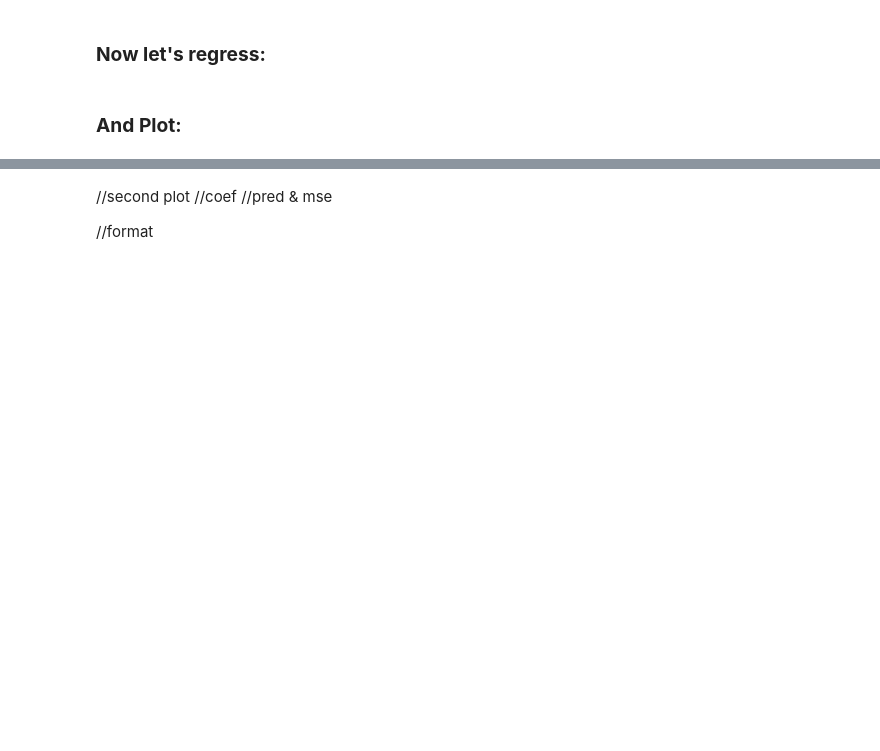
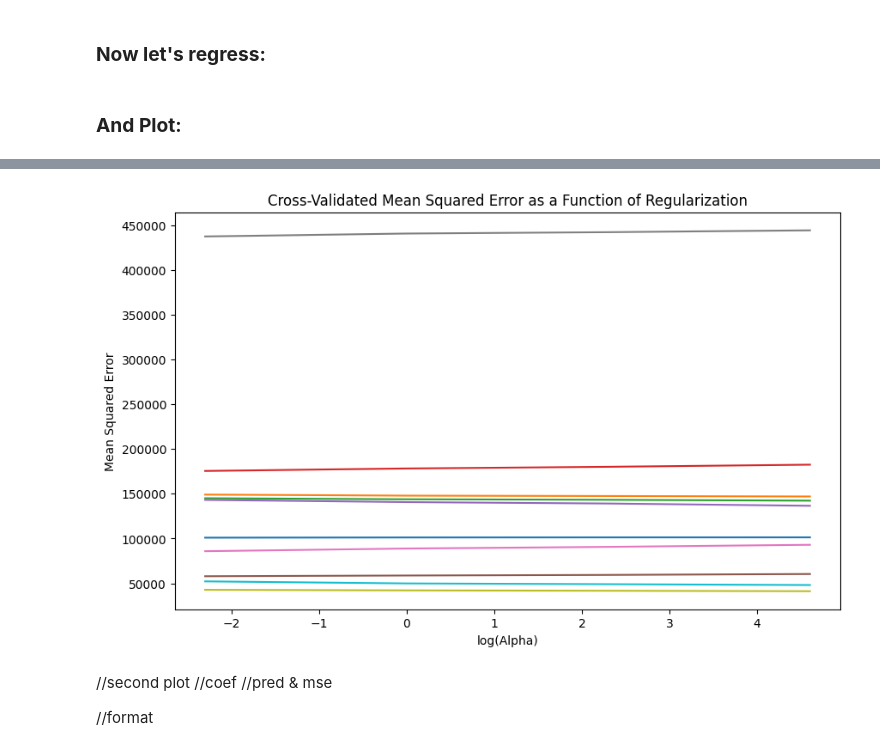
Before and after one commit to almsam/ML-playground, a Jupyter notebook: part 12 Ridge.ipynb, the cells around one changed output, grey strips where cells are left out. Saved outputs shown, nothing was run; the diff lists cells and outputs as text; code cells hidden in the pictures; blank space fills up the shorter version.

Commit message:
plot 2

```diff
--- a/part 12 Ridge.ipynb
+++ b/part 12 Ridge.ipynb
@@ -92,3 +93,11 @@ plt.title('Ridge Coefficients as a Function of Regularization');    plt.show()
+# %%
+cv_out = ElasticNetCV(cv=10, alphas=[0.1, 1, 10, 100], l1_ratio=[0.1, 0.5, 0.7, 0.9]).fit(x_train, y_train)
+
+plt.figure(figsize=(10, 6));    plt.plot(np.log(cv_out.alphas_), cv_out.mse_path_.mean(axis=1))
+plt.xlabel('log(Alpha)');   plt.ylabel('Mean Squared Error')
+plt.title('Cross-Validated Mean Squared Error as a Function of Regularization');    plt.show()
+# %% [output]
+[figure, added]
 # %% [markdown]
 //second plot
 //coef
```
Also changed, not shown: parts of 2 cells of this notebook.
